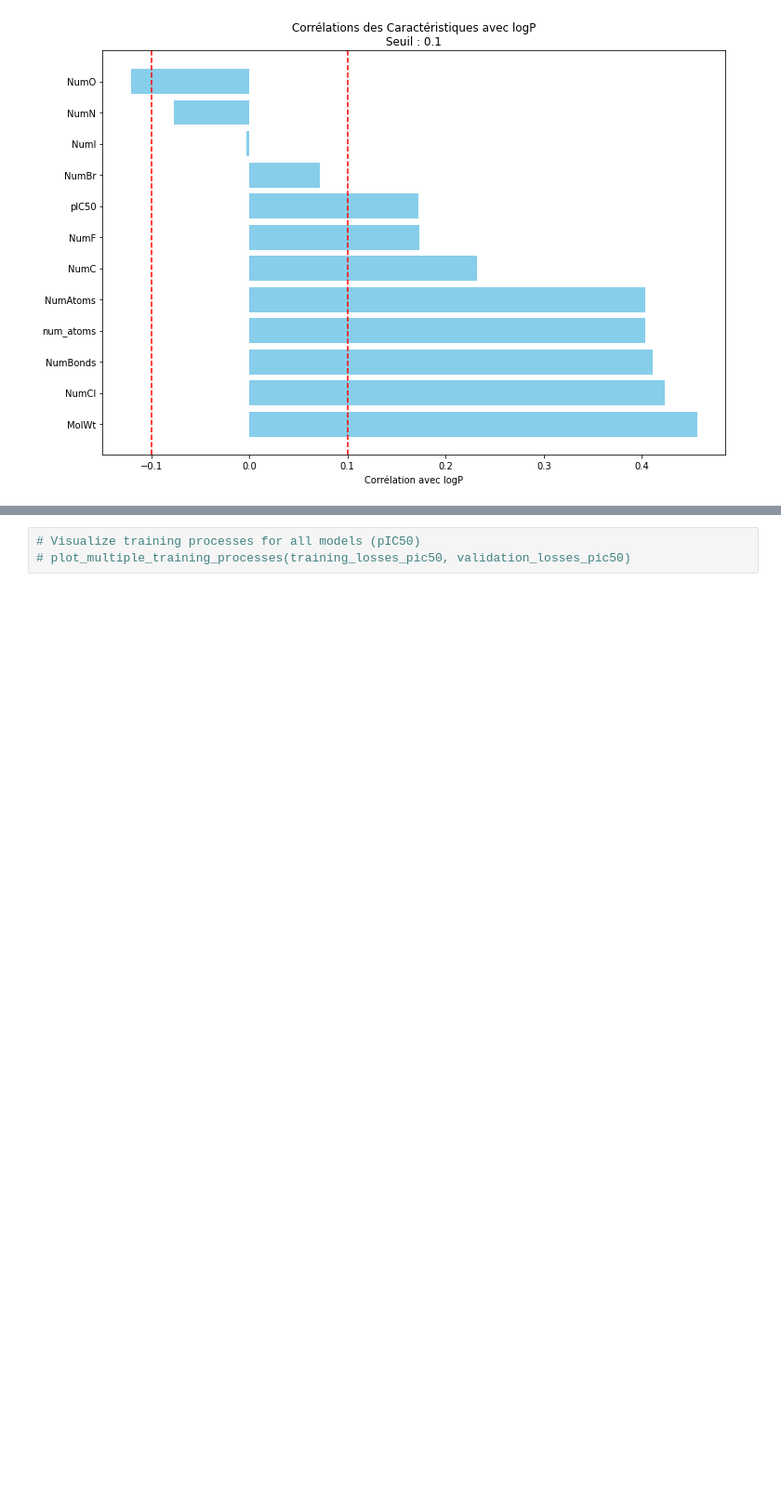
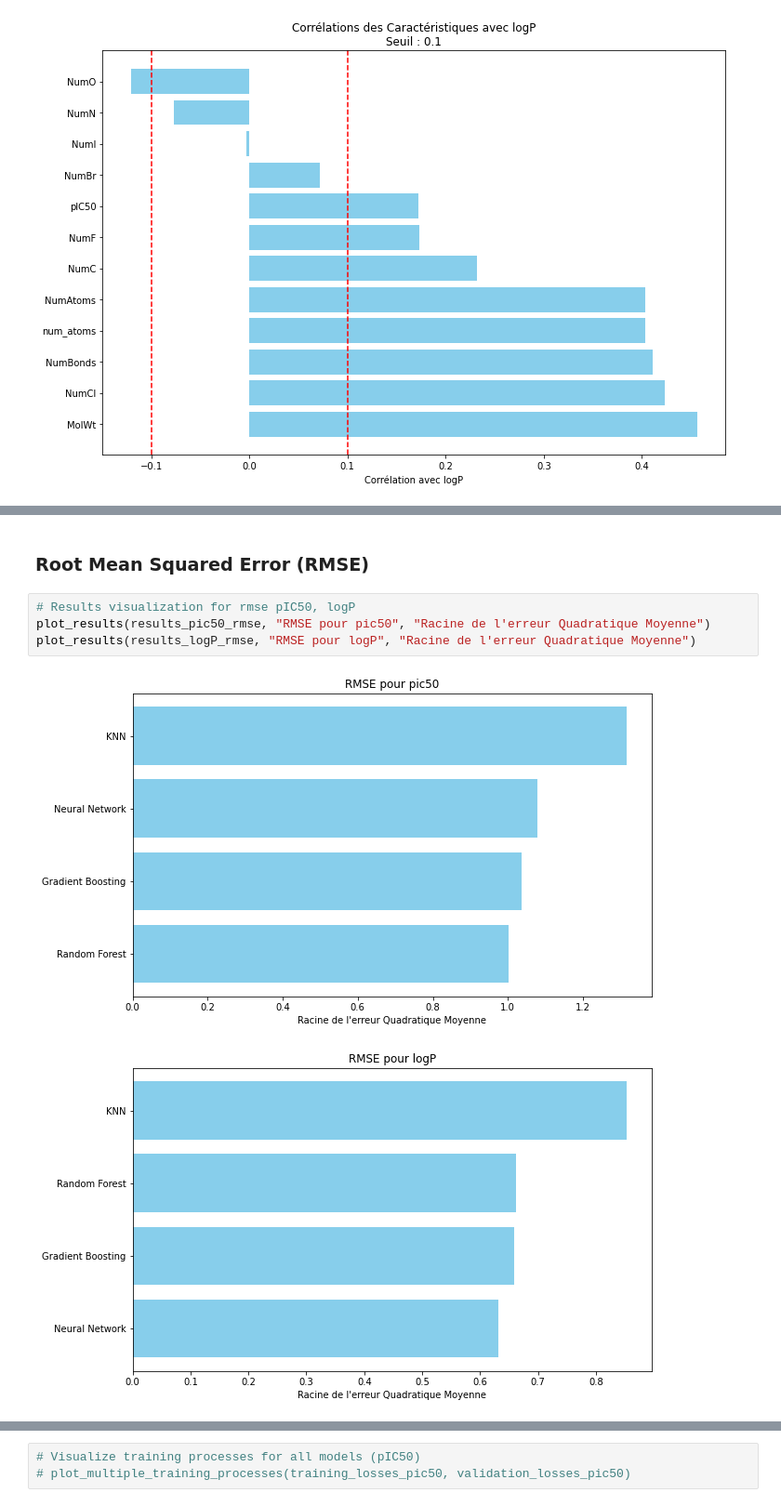
Before and after one commit to Nathan-Vanson/mpp, a Jupyter notebook: results.ipynb, the cells around one changed output, grey strips where cells are left out. Shown at 93% size. Drawn from its saved outputs; the diff is of its cells as text; blank space fills up the shorter version.

```diff
--- a/results.ipynb
+++ b/results.ipynb
@@ -422,0 +497,9 @@ plot_results(results_logP)
+# %% [markdown]
+### Root Mean Squared Error (RMSE)
+# %%
+# Results visualization for rmse pIC50, logP
+plot_results(results_pic50_rmse, "RMSE pour pic50", "Racine de l'erreur Quadratique Moyenne")
+plot_results(results_logP_rmse, "RMSE pour logP", "Racine de l'erreur Quadratique Moyenne")
+# %% [output]
+[figure, added]
+[figure, added]
```
Also changed, not shown: parts of 50 cells of this notebook, 5 other files.
